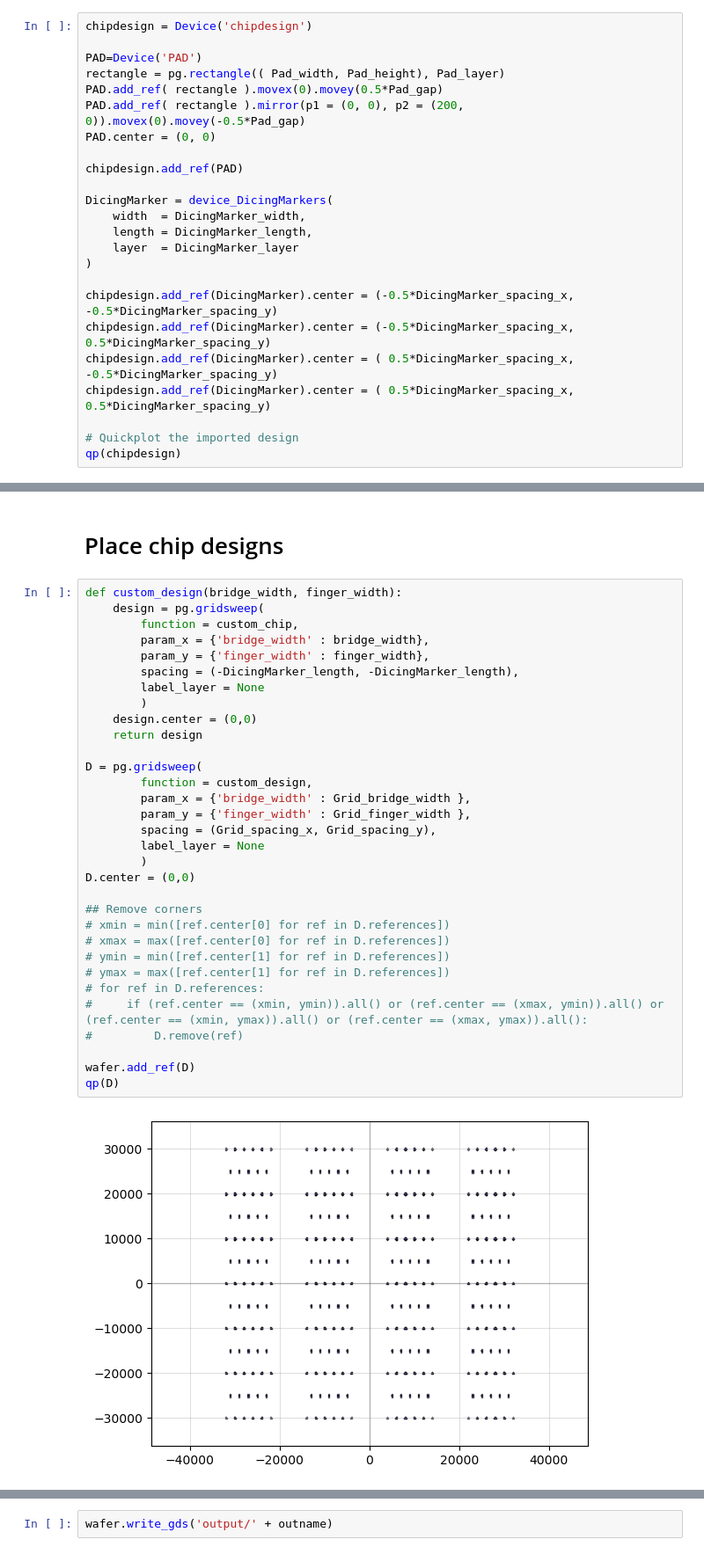
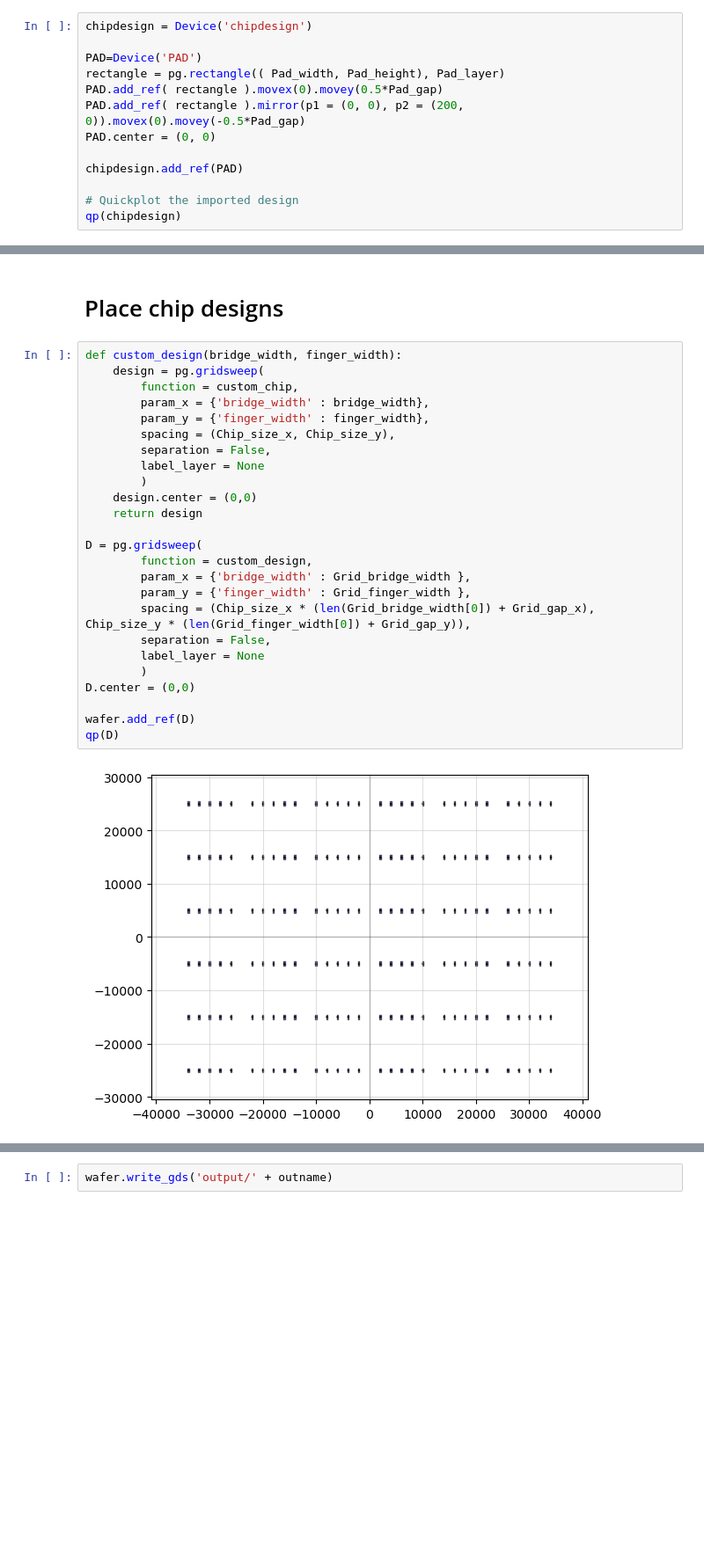
Before and after one commit to yminononono/Quantum-GDSDesign, a Jupyter notebook: transmon3D.ipynb, the cells around one changed output, grey strips where cells are left out. Shown at 88% size. Cells and saved outputs as stored; diff of their text form; blank space fills up the shorter version.

```diff
--- a/transmon3D.ipynb
+++ b/transmon3D.ipynb
@@ -69,17 +54,6 @@ PAD.center = (0, 0)
 
 chipdesign.add_ref(PAD)
 
-DicingMarker = device_DicingMarkers(
-    width  = DicingMarker_width,
-    length = DicingMarker_length,
-    layer  = DicingMarker_layer
-)
-
-chipdesign.add_ref(DicingMarker).center = (-0.5*DicingMarker_spacing_x, -0.5*DicingMarker_spacing_y)
-chipdesign.add_ref(DicingMarker).center = (-0.5*DicingMarker_spacing_x,  0.5*DicingMarker_spacing_y)
-chipdesign.add_ref(DicingMarker).center = ( 0.5*DicingMarker_spacing_x, -0.5*DicingMarker_spacing_y)
-chipdesign.add_ref(DicingMarker).center = ( 0.5*DicingMarker_spacing_x,  0.5*DicingMarker_spacing_y)
-
 # Quickplot the imported design
 qp(chipdesign)
 # %% [output]
@@ -122,34 +96,27 @@ chip.write_gds('output/chipdesign_3D')
 # %%
 def custom_design(bridge_width, finger_width):
     design = pg.gridsweep(
         function = custom_chip,
         param_x = {'bridge_width' : bridge_width},
         param_y = {'finger_width' : finger_width},
-        spacing = (-DicingMarker_length, -DicingMarker_length),
+        spacing = (Chip_size_x, Chip_size_y),
+        separation = False,
         label_layer = None
         )
     design.center = (0,0)
     return design
 
 D = pg.gridsweep(
         function = custom_design,
         param_x = {'bridge_width' : Grid_bridge_width },
         param_y = {'finger_width' : Grid_finger_width },
-        spacing = (Grid_spacing_x, Grid_spacing_y),
+        spacing = (Chip_size_x * (len(Grid_bridge_width[0]) + Grid_gap_x), Chip_size_y * (len(Grid_finger_width[0]) + Grid_gap_y)),
+        separation = False,
         label_layer = None
         )
 D.center = (0,0)
 
-## Remove corners
-# xmin = min([ref.center[0] for ref in D.references])
-# xmax = max([ref.center[0] for ref in D.references])
-# ymin = min([ref.center[1] for ref in D.references])
-# ymax = max([ref.center[1] for ref in D.references])
-# for ref in D.references:
-#     if (ref.center == (xmin, ymin)).all() or (ref.center == (xmax, ymin)).all() or (ref.center == (xmin, ymax)).all() or (ref.center == (xmax, ymax)).all():
-#         D.remove(ref)
-
 wafer.add_ref(D)
 qp(D)
 # %% [output]
-[figure, old version]
+[figure, new version]
```
Also changed, not shown: parts of 5 cells of this notebook, 6 other files.
